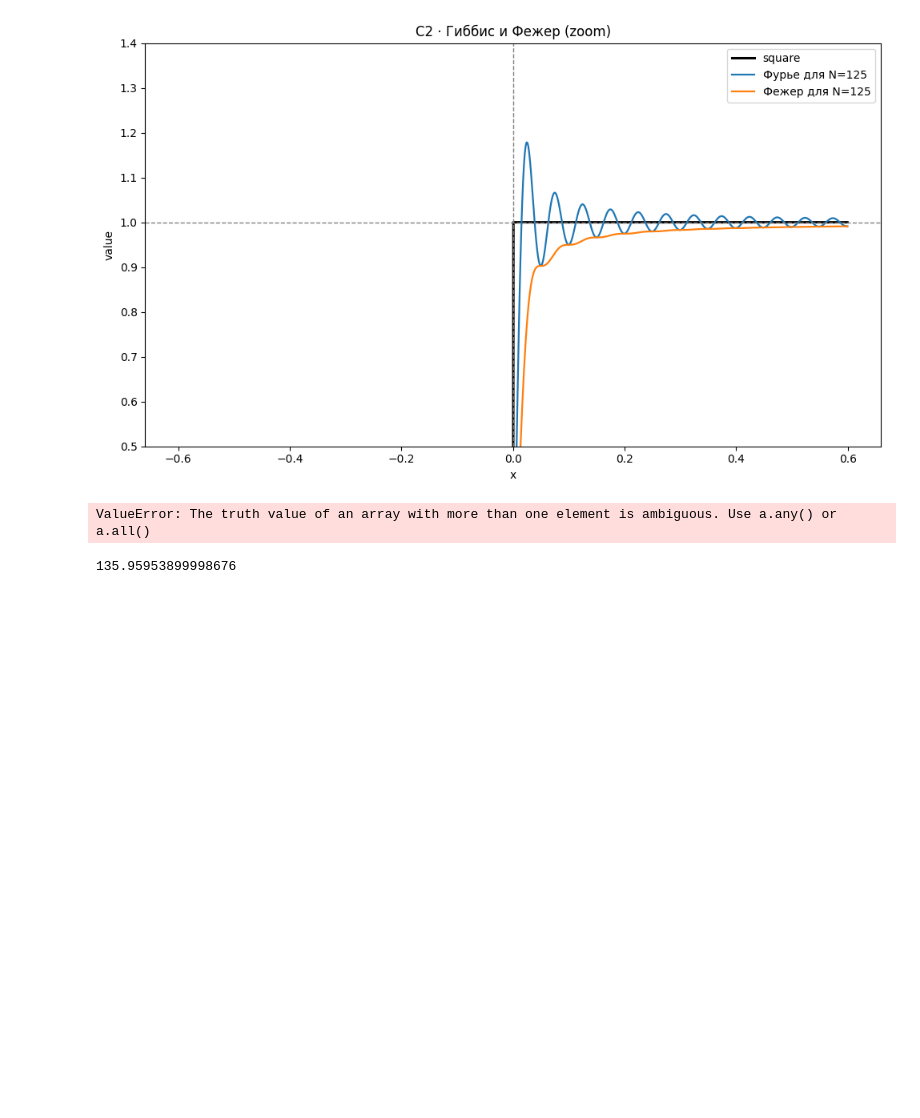
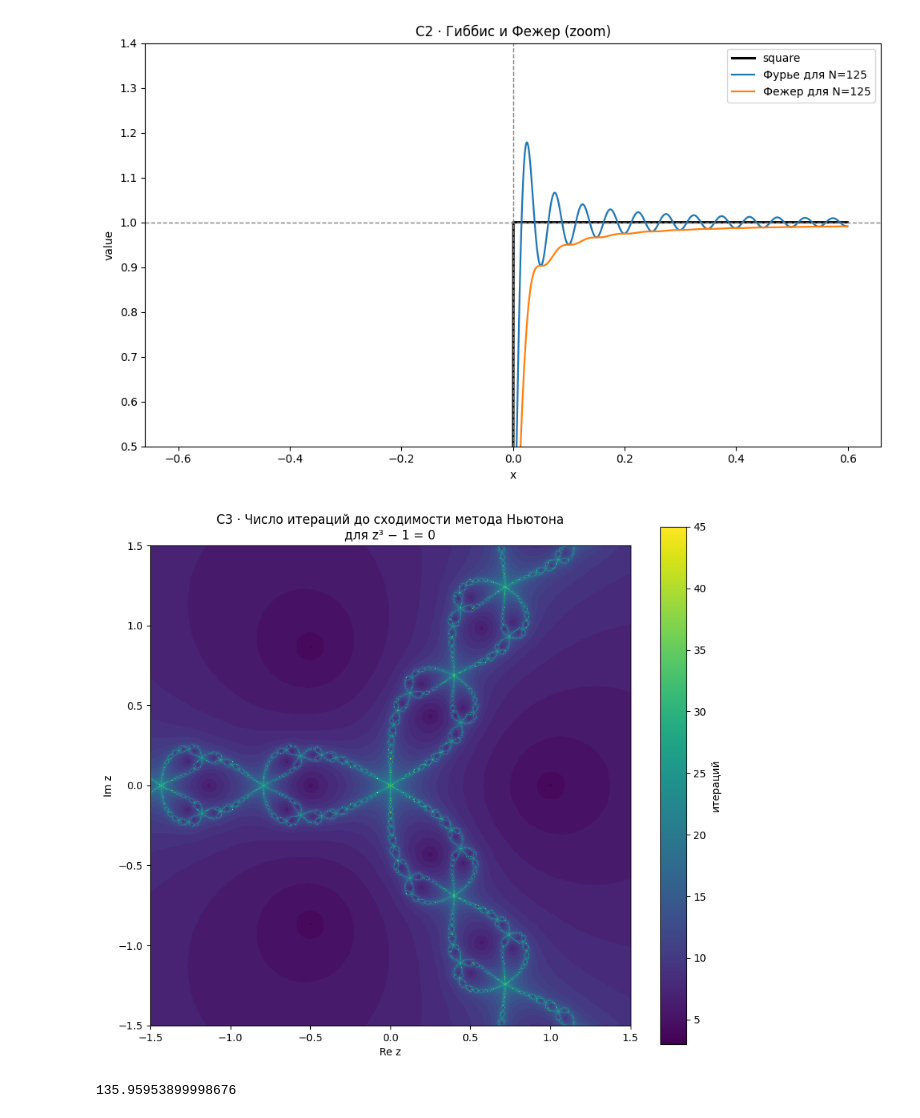
Before and after one commit to v1adimirk0zhevnikov/ML_education, a Jupyter notebook: Task2/Task2.ipynb, the cells around one changed output. Saved outputs shown, nothing was run; the diff lists cells and outputs as text; code cells hidden in the pictures; blank space fills up the shorter version.

Commit message:
Corrected solutions to 2 task

```diff
--- a/Task2/Task2.ipynb
+++ b/Task2/Task2.ipynb
@@ -146,37 +146,61 @@ for N in [5, 25, 125]:
 # ==========================
 #TODO
 def newton_iterations(Z, max_iter=80, tol=1e-8):
     """
     Итерации Ньютона:
     z ← z − (z³ − 1) / (3z²)
     Проверяем сходимость к трём корням {1, e^{±2πi/3}}.
     Возвращает матрицу числа итераций до сходимости.
     """
+    hist = np.zeros(Z.shape, dtype=int)
+    z = np.copy(Z)
+    notCloseToSolution = np.ones(Z.shape, dtype=bool)
 
-    return results
+    for i in range(max_iter):
+        funcVal = z**3 - 1
+        closeToSolution = np.abs(funcVal) < tol
+        newly_converged = closeToSolution & notCloseToSolution
+        hist[newly_converged] = i + 1
+        notCloseToSolution &= ~closeToSolution
+
+        if not np.any(notCloseToSolution):
+            break
+
+        derivative = 3 * z**2
+        isntZero = np.abs(derivative) > 1e-14
+        z[notCloseToSolution & isntZero] = (
+            z[notCloseToSolution & isntZero] - (
+                funcVal[notCloseToSolution & isntZero] / derivative[notCloseToSolution & isntZero]
+            )
+        )
+
+
+    hist[notCloseToSolution] = 0
+    return hist
 
 
 def make_figure():
     n = 700
     xs = np.linspace(-1.5, 1.5, n)
     ys = np.linspace(-1.5, 1.5, n)
     X, Y = np.meshgrid(xs, ys)
     Z = X + 1j * Y
     steps = newton_iterations(Z)
     A = steps.astype(float)
     A[A == 0] = np.nan
     plt.figure(figsize=(9, 9))
     plt.imshow(A, origin="lower", extent=(xs[0], xs[-1], ys[0], ys[-1]),
-                                interpolation="nearest", cmap="viridis")
+                interpolation="nearest", cmap="viridis")
     plt.title("C3 · Число итераций до сходимости метода Ньютона\nдля z³ − 1 = 0")
-    plt.xlabel("Re z"); plt.ylabel("Im z")
+    plt.xlabel("Re z")
+    plt.ylabel("Im z")
     plt.colorbar(label="итераций", shrink=0.8)
     plt.tight_layout()
     plt.show()
 
 make_figure()
 # %% [output]
-ValueError: The truth value of an array with more than one element is ambiguous. Use a.any() or a.all()
+[figure, added]
 # %%
 import timeit
 
```
Also changed, not shown: 10 other files.
